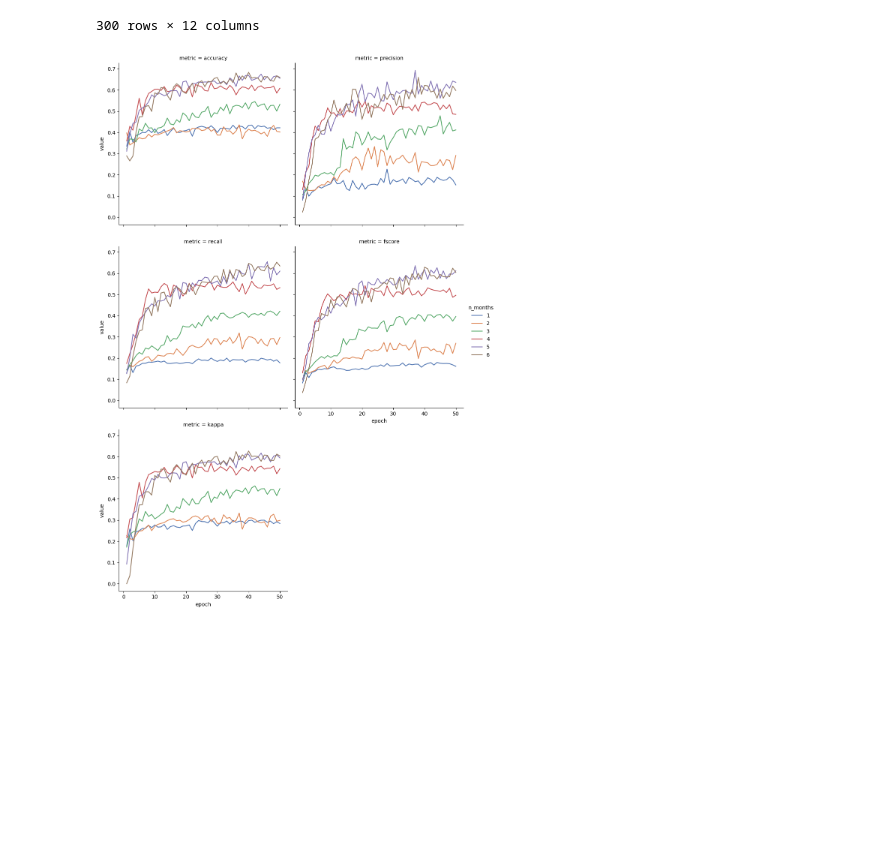
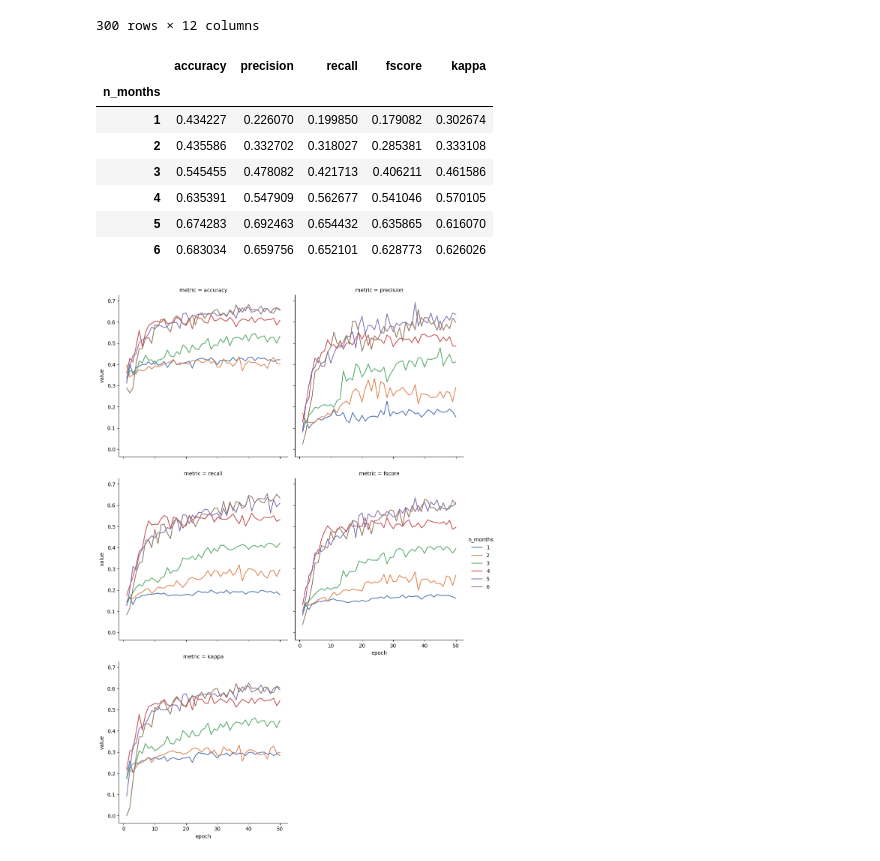
Before and after one commit to PavelSyomin/crop-classification, a Jupyter notebook: Crop Classification.ipynb, the cells around one changed output. Drawn from its saved outputs; the diff is of its cells as text; code cells hidden in the pictures; blank space fills up the shorter version.

```diff
--- a/Crop Classification.ipynb
+++ b/Crop Classification.ipynb
@@ -804 +810,13 @@ def nn_draw_months_scores(stats):
+# %%
+transformer_test_scores = get_nn_test_scores(transformer_results)
+transformer_test_scores
+# %% [output]
+|  | accuracy | precision | recall | fscore | kappa |
+| n_months |  |  |  |  |  |
+| 1 | 0.434227 | 0.226070 | 0.199850 | 0.179082 | 0.302674 |
+| 2 | 0.435586 | 0.332702 | 0.318027 | 0.285381 | 0.333108 |
+| 3 | 0.545455 | 0.478082 | 0.421713 | 0.406211 | 0.461586 |
+| 4 | 0.635391 | 0.547909 | 0.562677 | 0.541046 | 0.570105 |
+| 5 | 0.674283 | 0.692463 | 0.654432 | 0.635865 | 0.616070 |
+| 6 | 0.683034 | 0.659756 | 0.652101 | 0.628773 | 0.626026 |
 # %%
```
Also changed, not shown: parts of 19 cells of this notebook.
